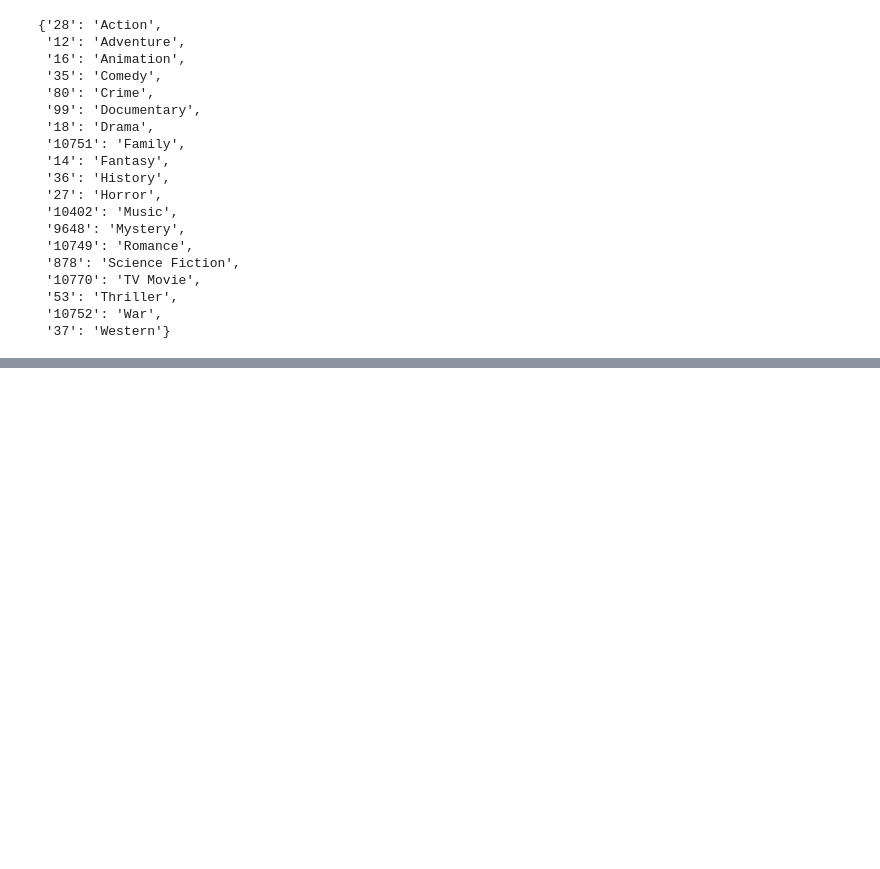
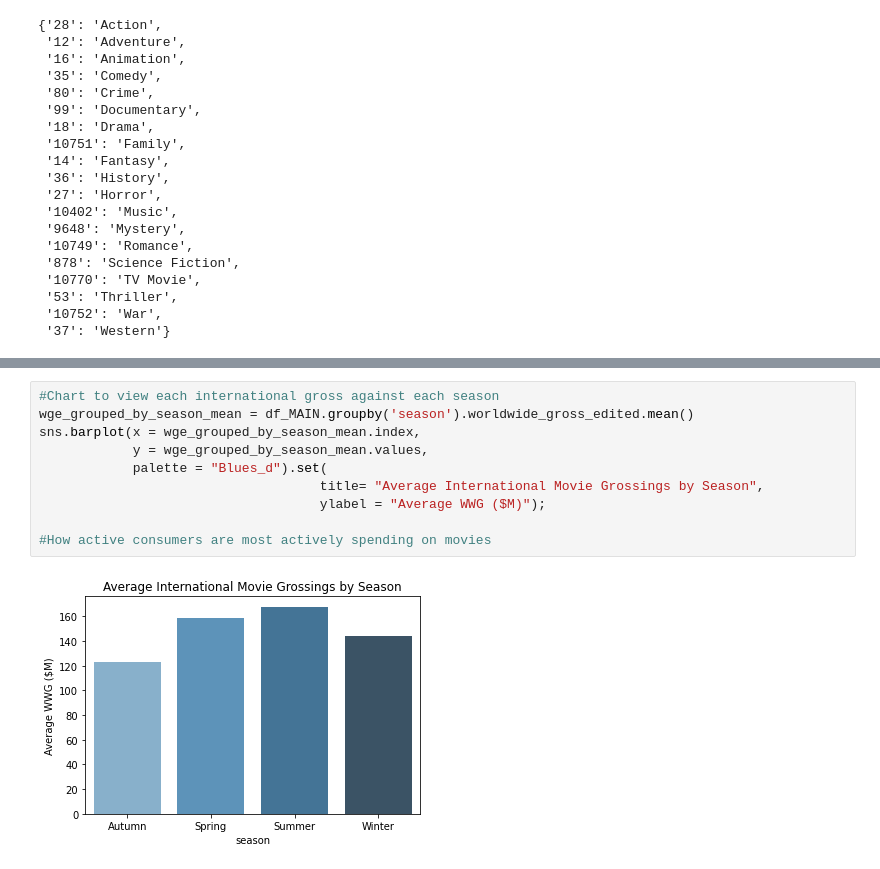
Before and after one commit to dt1086/Phase1_Project, a Jupyter notebook: Data Exploration.ipynb, the cells around one changed output, grey strips where cells are left out. Drawn from its saved outputs; the diff is of its cells as text; blank space fills up the shorter version.

```diff
--- a/Data Exploration.ipynb
+++ b/Data Exploration.ipynb
@@ -727,0 +713,12 @@ queryGenre('Action', df_summer)
+# %%
+#Chart to view each international gross against each season
+wge_grouped_by_season_mean = df_MAIN.groupby('season').worldwide_gross_edited.mean()
+sns.barplot(x = wge_grouped_by_season_mean.index,
+            y = wge_grouped_by_season_mean.values,
+            palette = "Blues_d").set(
+                                    title= "Average International Movie Grossings by Season",
+                                    ylabel = "Average WWG ($M)");
+
+#How active consumers are most actively spending on movies
+# %% [output]
+[figure, added]
```
Also changed, not shown: parts of 80 cells of this notebook, 1 other file.
